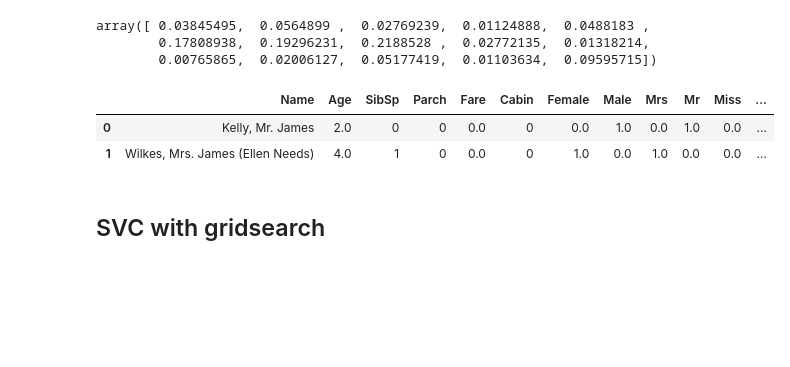
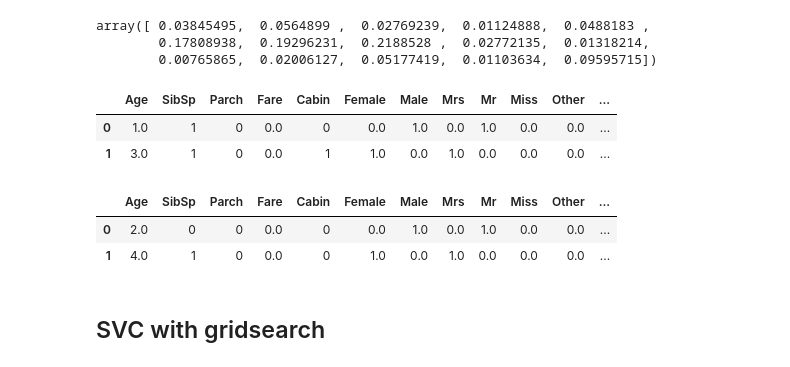
Before and after one commit to Joseph94m/Titanic, a Jupyter notebook: Titanic.ipynb, the cells around one changed output. Saved outputs shown, nothing was run; the diff lists cells and outputs as text; code cells hidden in the pictures; blank space fills up the shorter version.

```diff
--- a/Titanic.ipynb
+++ b/Titanic.ipynb
@@ -815,0 +852,8 @@ SVC(C=10, cache_size=200, class_weight=None, coef0=0.0,
+# %%
+gbc=GBC(random_state=9999, n_estimators=70,max_depth=2,learning_rate=0.1,min_samples_split=2)
+new_c=train_x.drop(['Survived','Name'],1)
+scores = cross_val_score(gbc, train_x.drop(['Survived','Name'],1), train_x['Survived'], cv=10)
+print ("Cross-validated scores:", scores.mean())
+for i in range(0, new_c.shape[1]):
+    scores = cross_val_score(svc, new_c.drop(new_c.columns[i],1), train_x['Survived'], cv=10)
+    print ("Cross-validated scores without: ",new_c.columns[i], scores.mean())
@@ -1226,12 +1292,18 @@ rfc.feature_importances_
 array([ 0.03845495,  0.0564899 ,  0.02769239,  0.01124888,  0.0488183 ,
         0.17808938,  0.19296231,  0.2188528 ,  0.02772135,  0.01318214,
         0.00765865,  0.02006127,  0.05177419,  0.01103634,  0.09595715])
+# %%
+encoded_data.drop(['Survived','Name'],1).head(2)
+# %% [output]
+|  | Age | SibSp | Parch | Fare | Cabin | Female | Male | Mrs | Mr | Miss | Other | ... |
+| 0 | 1.0 | 1 | 0 | 0.0 | 0 | 0.0 | 1.0 | 0.0 | 1.0 | 0.0 | 0.0 | ... |
+| 1 | 3.0 | 1 | 0 | 0.0 | 1 | 1.0 | 0.0 | 1.0 | 0.0 | 0.0 | 0.0 | ... |
 # %%
-encoded_data_test.head(2)
+encoded_data_test.drop(['Name'],1).head(2)
 # %% [output]
-|  | Name | Age | SibSp | Parch | Fare | Cabin | Female | Male | Mrs | Mr | Miss | ... |
-| 0 | Kelly, Mr. James | 2.0 | 0 | 0 | 0.0 | 0 | 0.0 | 1.0 | 0.0 | 1.0 | 0.0 | ... |
-| 1 | Wilkes, Mrs. James (Ellen Needs) | 4.0 | 1 | 0 | 0.0 | 0 | 1.0 | 0.0 | 1.0 | 0.0 | 0.0 | ... |
+|  | Age | SibSp | Parch | Fare | Cabin | Female | Male | Mrs | Mr | Miss | Other | ... |
+| 0 | 2.0 | 0 | 0 | 0.0 | 0 | 0.0 | 1.0 | 0.0 | 1.0 | 0.0 | 0.0 | ... |
+| 1 | 4.0 | 1 | 0 | 0.0 | 0 | 1.0 | 0.0 | 1.0 | 0.0 | 0.0 | 0.0 | ... |
 # %% [markdown]
 ## SVC with gridsearch
 # %%
```
Also changed, not shown: parts of 20 cells of this notebook.
